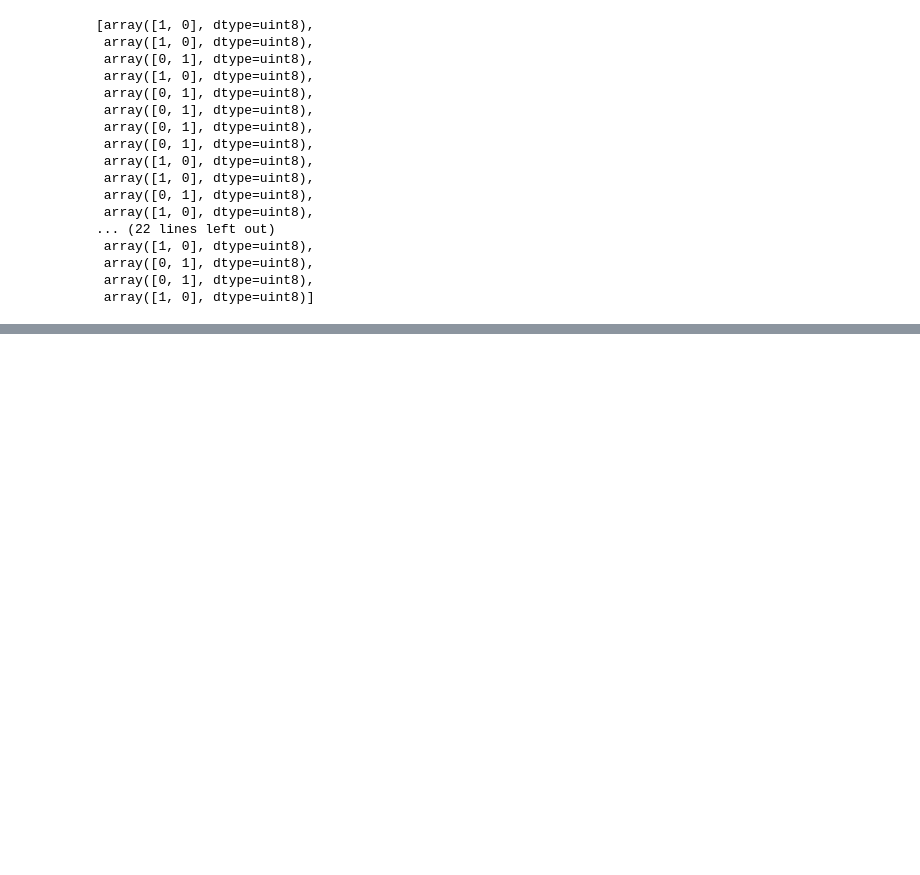
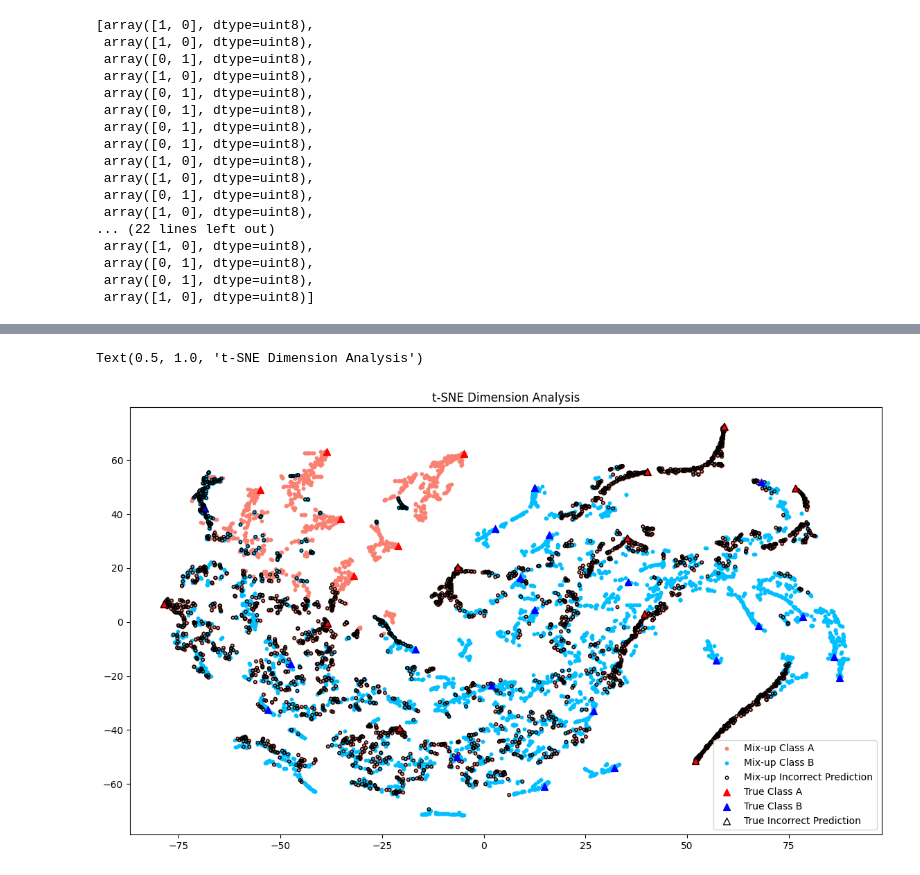
Before and after one commit to willpoulett/dimension_reduction_investigation, a Jupyter notebook: dim_reduction.ipynb, the cells around one changed output, grey strips where cells are left out. Saved outputs shown, nothing was run; the diff lists cells and outputs as text; code cells hidden in the pictures; blank space fills up the shorter version.

```diff
--- a/dim_reduction.ipynb
+++ b/dim_reduction.ipynb
@@ -196,3 +211,3 @@ muba_prediction = model_A.predict(np.stack(all_mixed_up_images))
 # %%
-muba_final_layers = temp_model.predict(np.stack(all_mixed_up_images))
+muba_final_layers = temp_model.predict(np.stack(all_images))
 # %% [output]
@@ -243,0 +220,4 @@ Text(0.5, 1.0, 't-SNE Dimension Analysis')
+# %%
+muba_df["projection_x"] = [x[0] for x in muba_projections]
+muba_df["projection_y"] = [x[1] for x in muba_projections]
+muba_df["argmax_pred"] = muba_prediction_proper
@@ -243,0 +238,3 @@ Text(0.5, 1.0, 't-SNE Dimension Analysis')
+# %%
+true_images_df = muba_df[muba_df["type"] == "orig"]
+mixup_images_df =  muba_df[muba_df["type"] == "mix"]
@@ -243,0 +249,31 @@ Text(0.5, 1.0, 't-SNE Dimension Analysis')
+# %%
+true_class_A = true_images_df[true_images_df["label"] == 0]
+true_class_B = true_images_df[true_images_df["label"] == 1]
+
+mixup_class_A = mixup_images_df[mixup_images_df["label"] == 0]
+mixup_class_B = mixup_images_df[mixup_images_df["label"] == 1]
+
+true_errors = true_images_df[true_images_df["label"] != true_images_df["argmax_pred"]]
+mixup_errors = mixup_images_df[mixup_images_df["label"] != mixup_images_df["argmax_pred"]]
+# %%
+plt.figure(figsize=(14,8))
+
+plt.scatter(mixup_class_A["projection_x"],mixup_class_A["projection_y"],marker="o",s=10,color="salmon",label="Mix-up Class A")
+plt.scatter(mixup_class_B["projection_x"],mixup_class_B["projection_y"],marker="o",s=10,color="deepskyblue",label="Mix-up Class B")
+plt.scatter(mixup_errors["projection_x"],mixup_errors["projection_y"],marker="o",s=10,color="None",edgecolors="black",label="Mix-up Incorrect Prediction")
+
+plt.scatter(true_class_A["projection_x"],true_class_A["projection_y"],marker="^",s=50,color="red",label="True Class A")
+plt.scatter(true_class_B["projection_x"],true_class_B["projection_y"],marker="^",s=50,color="blue",label="True Class B")
+plt.scatter(true_errors["projection_x"],true_errors["projection_y"],marker="^",s=50,color="None",edgecolors="black",label="True Incorrect Prediction")
+
+
+plt.legend()
+
+plt.title("t-SNE Dimension Analysis")
+
+# lim = 8
+# plt.xlim(-lim,lim)
+# plt.ylim(-lim,lim)
+# %% [output]
+Text(0.5, 1.0, 't-SNE Dimension Analysis')
+[figure, added]
```
Also changed, not shown: parts of 14 cells of this notebook.
